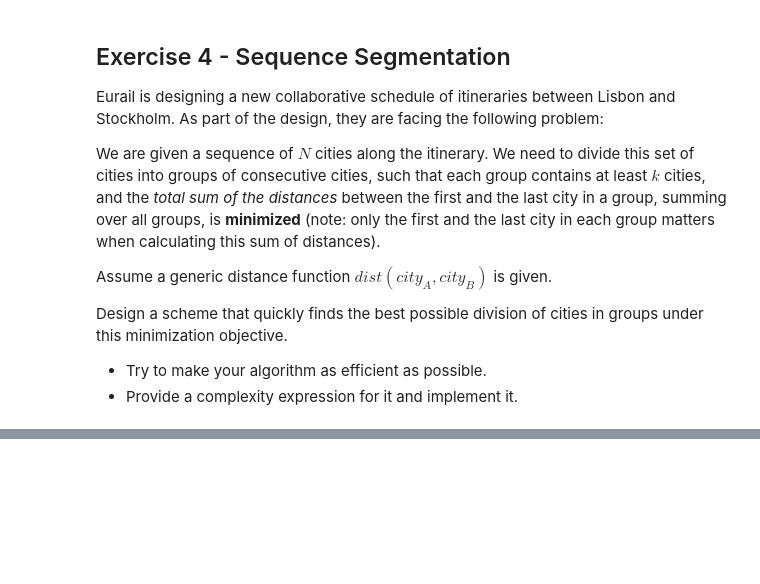
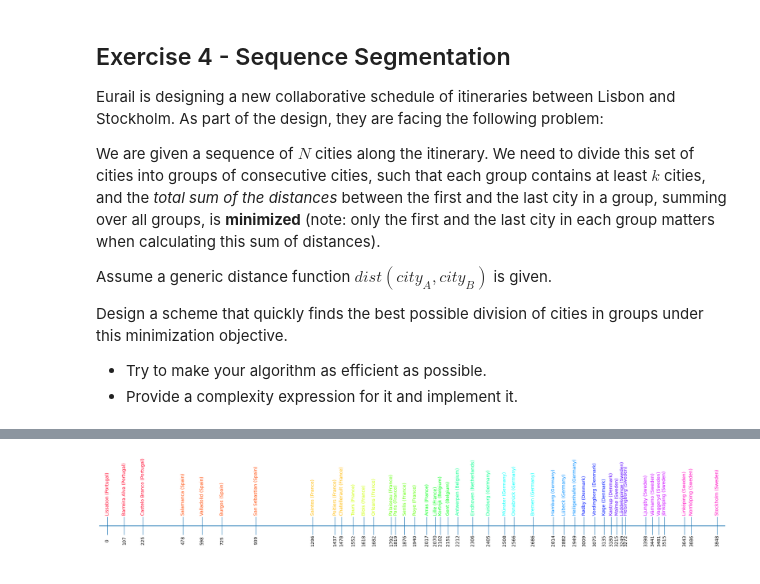
Before and after one commit to ywwta/dm2023-exercises, a Jupyter notebook: exercises/Week-13-sequence-mining-23.ipynb, the cells around one changed output, grey strips where cells are left out. Cells and saved outputs as stored; diff of their text form; code cells hidden in the pictures; blank space fills up the shorter version.

```diff
--- a/exercises/Week-13-sequence-mining-23.ipynb
+++ b/exercises/Week-13-sequence-mining-23.ipynb
@@ -396,0 +379,78 @@ plot_cities(sequence_segmentation(distances, k=3))
+# %%
+def sequence_segmentation(distances, k=3):
+
+    ##YOUR CODE HERE
+    ### Initialization
+    # d = ...
+    d = lambda i, j: np.abs(distances[j] - distances[i])
+
+    n = distances.shape[0]
+
+    ''' initialise matrix '''
+    # NOTE: because we want sequences of at least size k, in the matrix we can ignore the lower trangle, bc we can have at most n//k clusters, and we want at least 3 cities
+    # so we don't have to process this part of the matrix
+    A = np.zeros((n//k,n))
+    pointers = np.zeros((n//k, n), dtype=np.int)
+
+    A[:, :k-1] = np.Infinity
+
+    A[0,k-1:] = distances[k-1:]  # start after k-1 - we don't have a distance before we have at least 2 cities?
+    print(A)
+
+    ### DP
+    for l in range(1, n//k):
+        j_ = l*k-1
+        j = (l+1)*k-1
+        A[l,j] = d(j-k+1, j) + A[l-1, j_]
+
+    for l in range(1, n//k):
+        j = (l+1) * k # start after -- that we already calculated as this has already been processed?
+        start = j - k - 1
+        for K in range(j,n):
+            m_err = np.Infinity
+            m_i = -1
+            for i in range(start, K-k+1):
+                err = A[l-1, i] + d(i+1, K)
+                if m_err > err:
+                    m_err = err
+                    m_i = i
+            A[l,K] = m_err
+            pointers[l,K] = m_i
+
+    min_l = np.argmin(A[:, -1])  # minimum pairing city for the last city
+    path = []
+
+    K = n-1
+    l = min_l
+
+    while l >= 0:
+        path.append(K)
+        K = pointers[l, K]
+        l -= 1
+
+    path = path[::-1] # reverse the path
+
+    clusters = []
+    i = 0
+    K = 0
+    for p in path:
+        while i <= p:
+            clusters.append(K)
+            i += 1
+        # if we have found everything lower than p, we need to change k
+        K += 1
+
+    print(A)
+    ### Build segment path
+    # path = ...
+    #
+    ### Build clusters
+    #
+    ##YOUR CODE HERE
+    #clusters = ...
+    #
+    return clusters
+
+d_ = distances[0]
+plot_cities(sequence_segmentation(d_, k=3))
+# %% [output]
@@ -396,0 +476 @@ plot_cities(sequence_segmentation(distances, k=3))
+[figure, added]
```
Also changed, not shown: parts of 4 cells of this notebook.
